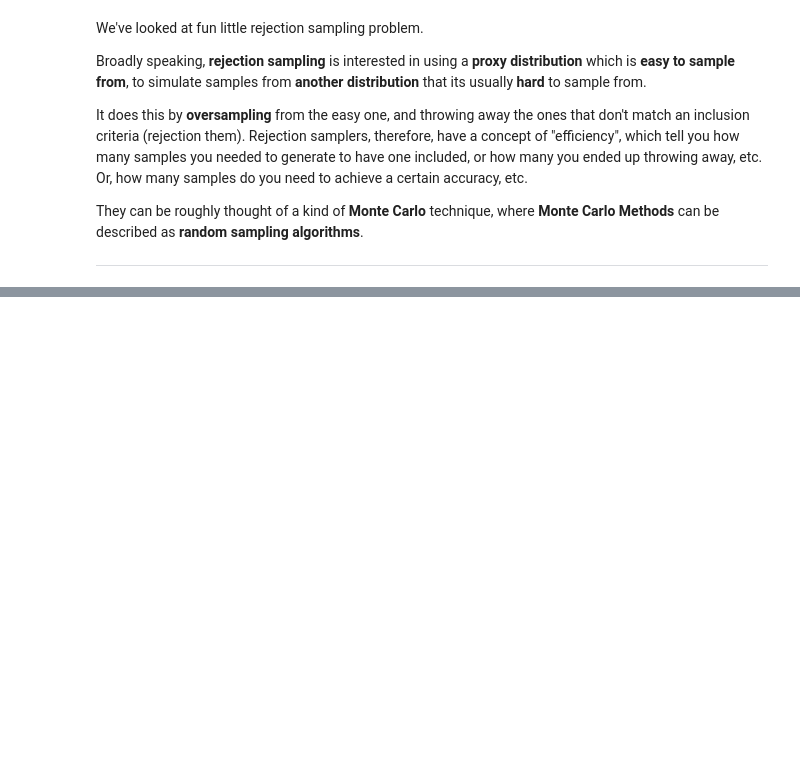
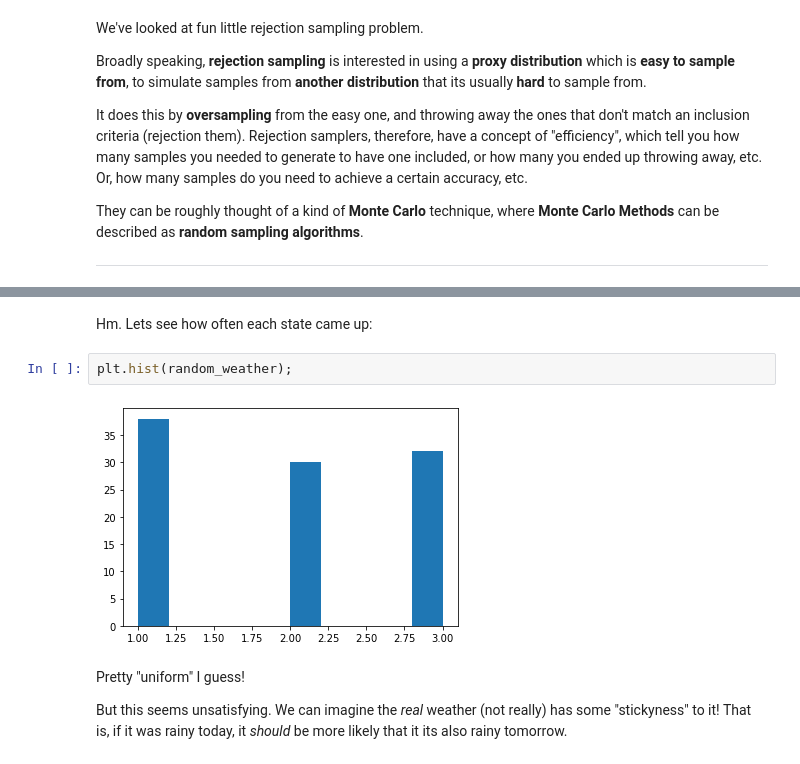
Before and after one commit to diego898/ds5440-fall-2020, a Jupyter notebook: nbs/Prob-Review.ipynb, the cells around one changed output, grey strips where cells are left out. Saved outputs shown, nothing was run; the diff lists cells and outputs as text; blank space fills up the shorter version.

```diff
--- a/nbs/Prob-Review.ipynb
+++ b/nbs/Prob-Review.ipynb
@@ -756,0 +789,10 @@ There is much more we can say about Monte Carlo methods more broadly, but our in
+# %% [markdown]
+Hm. Lets see how often each state came up:
+# %%
+plt.hist(random_weather);
+# %% [output]
+[figure, added]
+# %% [markdown]
+Pretty "uniform" I guess!
+
+But this seems unsatisfying. We can imagine the *real* weather (not really) has some "stickyness" to it! That is, if it was rainy today, it *should* be more likely that it its also rainy tomorrow.
```
Also changed, not shown: parts of 34 cells of this notebook.
